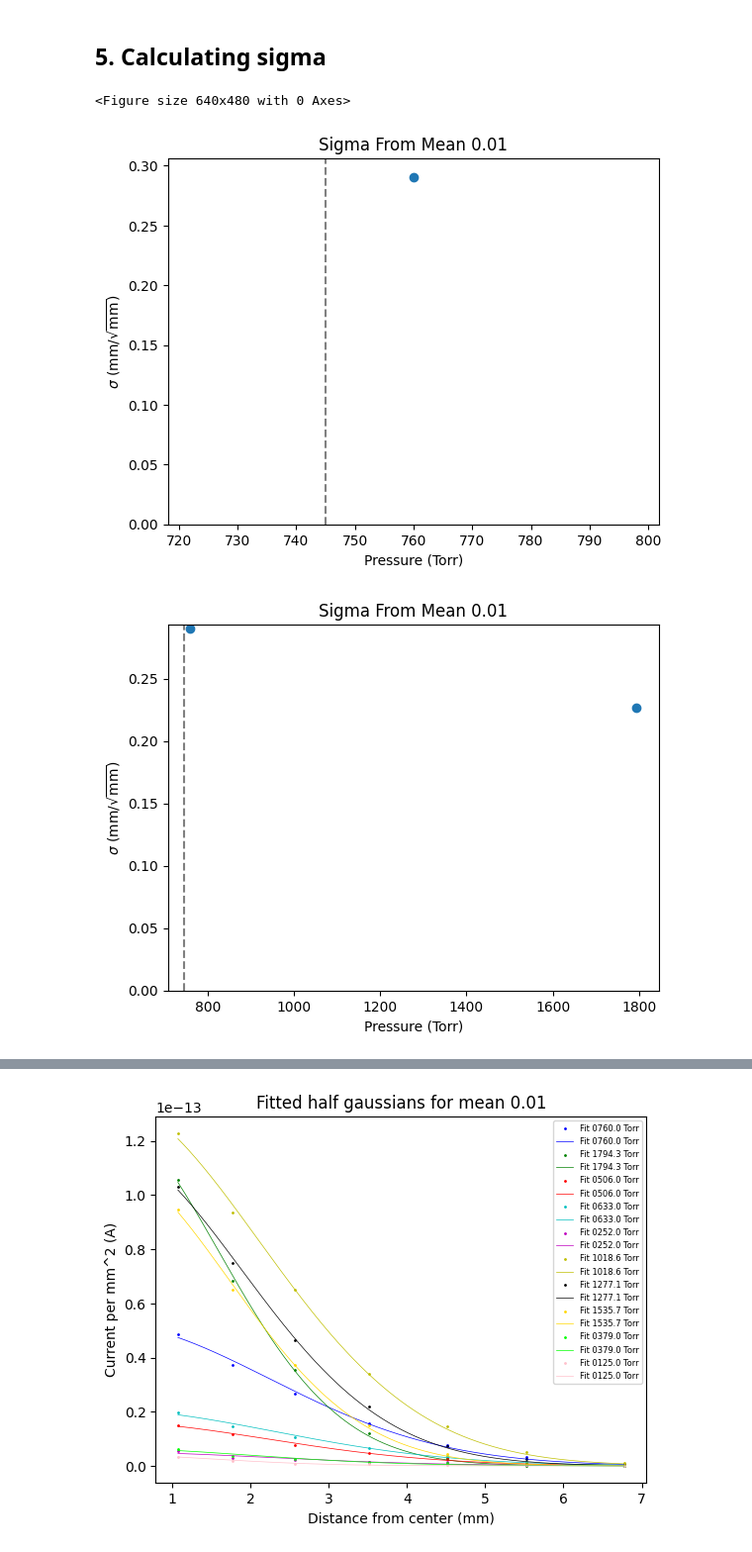
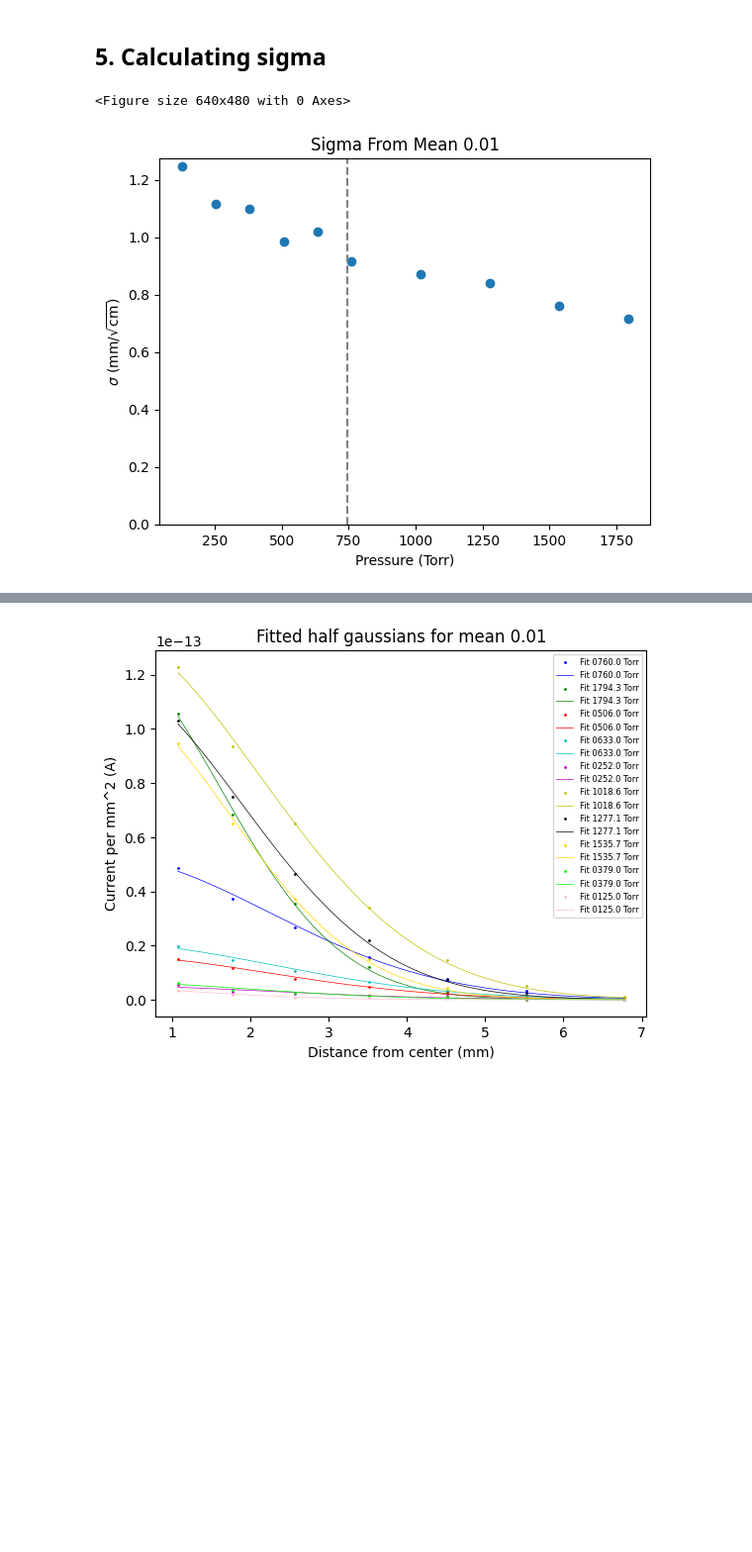
Before and after one commit to OliviaSeidel/SAQ_TestStand, a Jupyter notebook: ProcessVargheseAlfredosSweep/MasterPlotter.ipynb, the cells around one changed output, grey strips where cells are left out. Shown at 99% size. Cells and saved outputs as stored; diff of their text form; code cells hidden in the pictures; blank space fills up the shorter version.

```diff
--- a/ProcessVargheseAlfredosSweep/MasterPlotter.ipynb
+++ b/ProcessVargheseAlfredosSweep/MasterPlotter.ipynb
@@ -660,42 +660,39 @@ mm = [0.54, 1.3, 2, 2.8, 3.9, 4.9, 5.9, 7.4, 9.9, 12.4, 14.9, 19.9, 24.85, 29.9,
 mm = mm[:14]
 
 def plot_sigma(pressures, standardDevs,  numerator, totChargePerPress, meanFrom= 'DataSet'):
 
     # Divide by sqrt of drift length to get the standardized units
-    standardDevs = [x/np.sqrt(100) for x in standardDevs] #100mm is 10 cm for 10 cm drift
+    standardDevs = [x/np.sqrt(10) for x in standardDevs] #10 cm
     plt.figure()
     plt.scatter(pressures, standardDevs, label='500 & 50 V/cm')
     plt.axvline(x=745, color='grey', linestyle='--')
-    #plt.text(1250, 3, 'Right = 50 V/cm Left= 500 V/cm', bbox=dict(facecolor='white', edgecolor='white', boxstyle='round'))
+
     plt.xlabel('Pressure (Torr)')
-    plt.ylabel('$\sigma$ (mm/$\sqrt{\mathrm{mm}}$)')
+    plt.ylabel('$\sigma$ (mm/$\sqrt{\mathrm{cm}}$)')
     plt.ylim(bottom=0)
-    if meanFrom == 'DataSet' :
-        plt.title('Sigma From Mean Calculated Per dataset')
-    else:
-        plt.title('Sigma From Mean ' + str(meanFrom))
+
+    plt.title('Sigma From Mean ' + str(meanFrom))
 
 
 
 # Get the charge values for each pressure into a list
 for key, value in data_dictionary.items():
     plotting_data = None
 
     pressure = key
     pressure = round(float(pressure) * 51.715, 1)
     pressures.append(pressure)
 
     plotting_data = [I / a for I, a in zip(value, ring_areas)]
     plotting_sets.append(plotting_data)
     i += 1
 
     # From the definiton call, grab the specified spot center
     mean = 0.01
 
-    # Calculate the standard deviations
-    totChargePerPress, standardDevs, mean, numerator = calculate_standard_deviations_mean(mm, plotting_sets, meanVal = mean)
-    plot_sigma(pressures, standardDevs,  numerator, totChargePerPress, meanFrom = mean)
+# Calculate the standard deviations
+totChargePerPress, standardDevs, mean, numerator = calculate_standard_deviations_mean(mm, plotting_sets, meanVal = mean)
+plot_sigma(pressures, standardDevs,  numerator, totChargePerPress, meanFrom = mean)
 # %% [output]
 <Figure size 640x480 with 0 Axes>
-[figure, old version]
+[figure, new version]
-[figure, removed]
```
Also changed, not shown: parts of 1 cell of this notebook, 4 other files.
